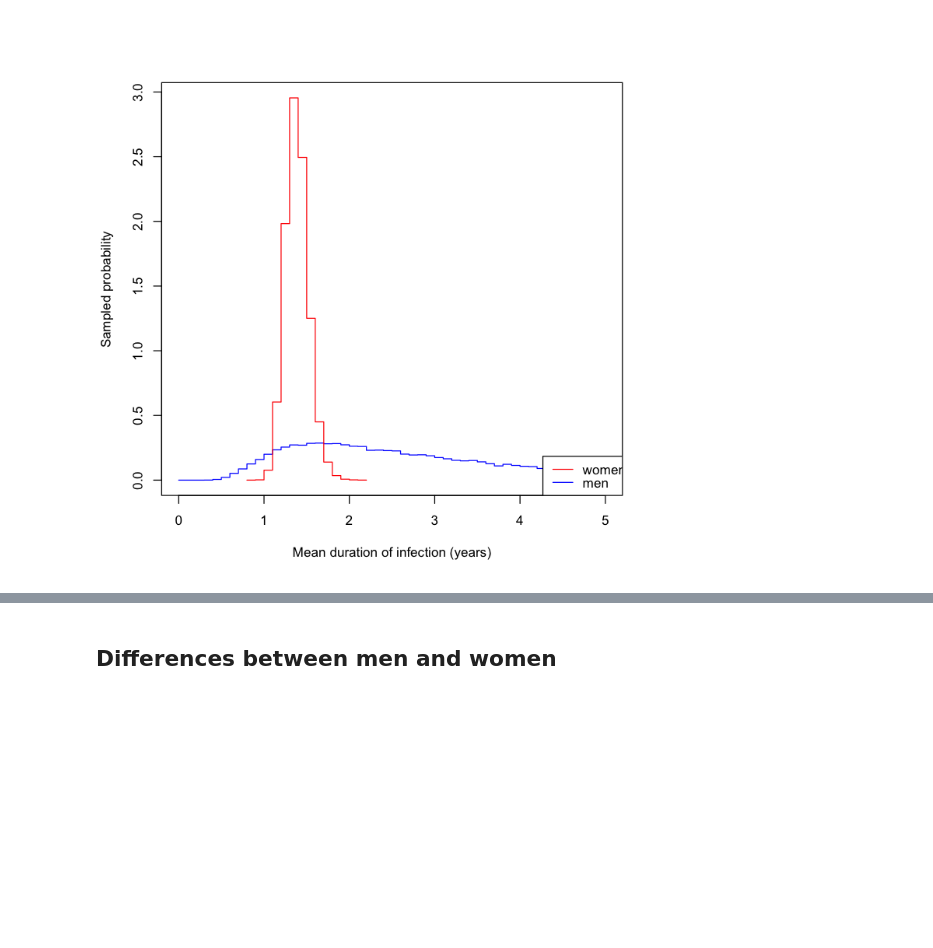
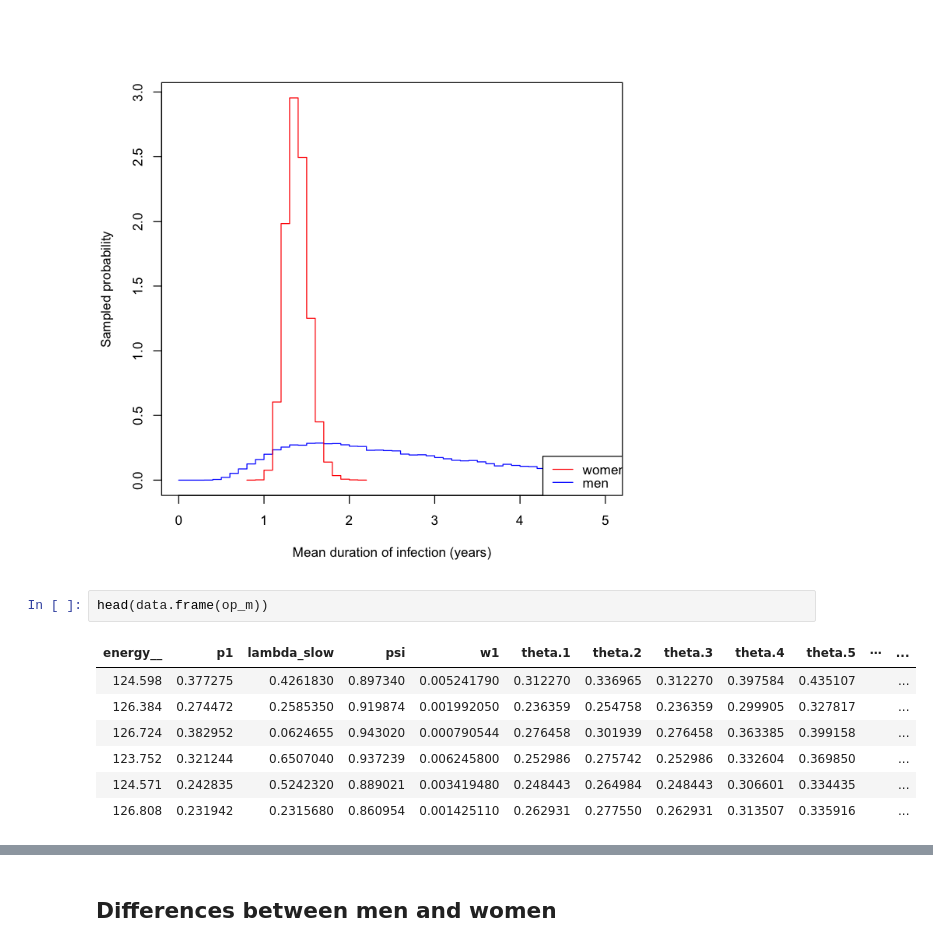
Before and after one commit to joanna-lewis/ct_clearance, a Jupyter notebook: results_2comp.ipynb, the cells around one changed output, grey strips where cells are left out. Cells and saved outputs as stored; diff of their text form; blank space fills up the shorter version.

```diff
--- a/results_2comp.ipynb
+++ b/results_2comp.ipynb
@@ -239,6 +346,16 @@ legend('bottomright', lty=1, col=c(2,4), legend=c("women", "men"), bg='white') #
 #legend('topright', legend='A', cex=4, bty='n', adj=c(0,0))
 # %% [output]
 [figure]
+# %%
+head(data.frame(op_m))
+# %% [output]
+| energy__ | p1 | lambda_slow | psi | w1 | theta.1 | theta.2 | theta.3 | theta.4 | theta.5 | ⋯ | ... |
+| 124.598 | 0.377275 | 0.4261830 | 0.897340 | 0.005241790 | 0.312270 | 0.336965 | 0.312270 | 0.397584 | 0.435107 |  | ... |
+| 126.384 | 0.274472 | 0.2585350 | 0.919874 | 0.001992050 | 0.236359 | 0.254758 | 0.236359 | 0.299905 | 0.327817 |  | ... |
+| 126.724 | 0.382952 | 0.0624655 | 0.943020 | 0.000790544 | 0.276458 | 0.301939 | 0.276458 | 0.363385 | 0.399158 |  | ... |
+| 123.752 | 0.321244 | 0.6507040 | 0.937239 | 0.006245800 | 0.252986 | 0.275742 | 0.252986 | 0.332604 | 0.369850 |  | ... |
+| 124.571 | 0.242835 | 0.5242320 | 0.889021 | 0.003419480 | 0.248443 | 0.264984 | 0.248443 | 0.306601 | 0.334435 |  | ... |
+| 126.808 | 0.231942 | 0.2315680 | 0.860954 | 0.001425110 | 0.262931 | 0.277550 | 0.262931 | 0.313507 | 0.335916 |  | ... |
 # %%
 ##################################
 # survival curves
```
Also changed, not shown: parts of 8 cells of this notebook, 2 other files.
